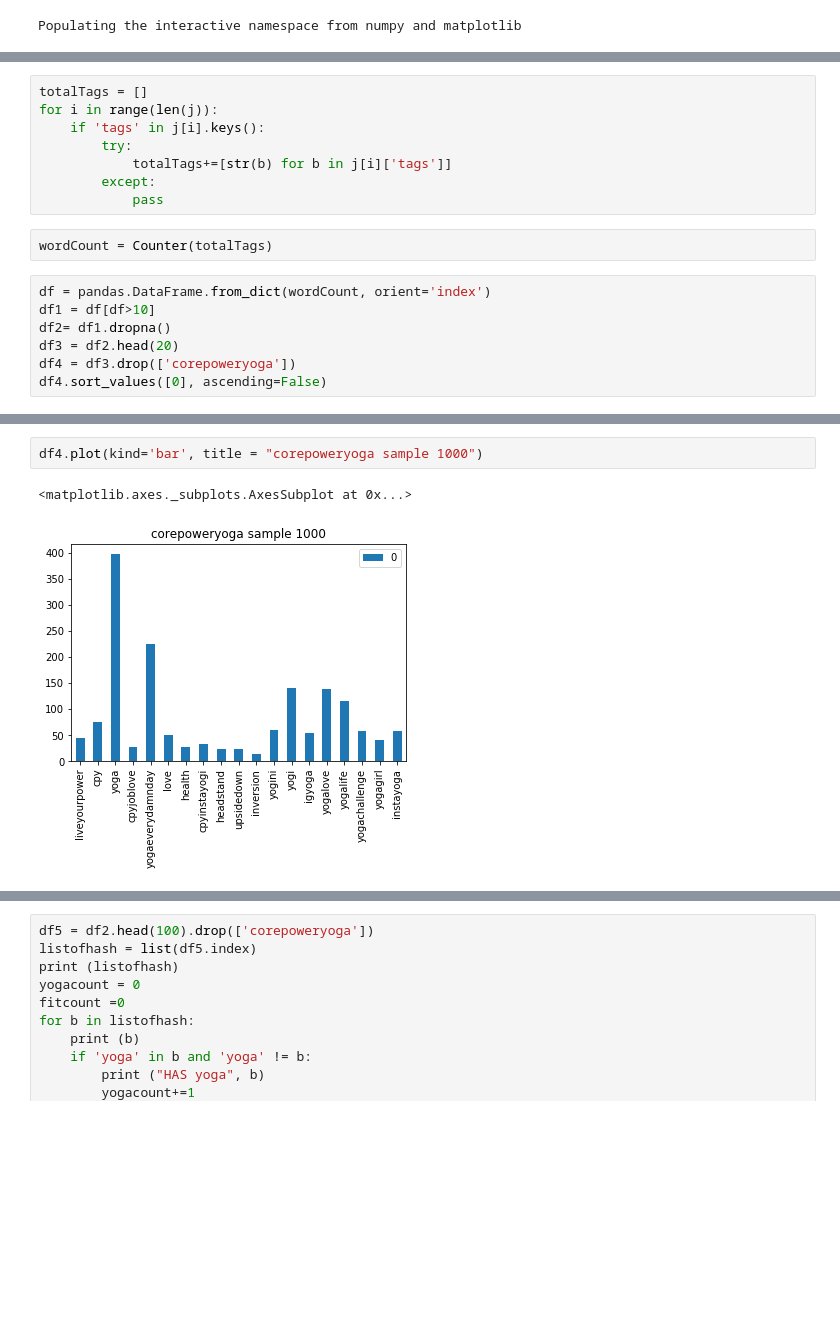
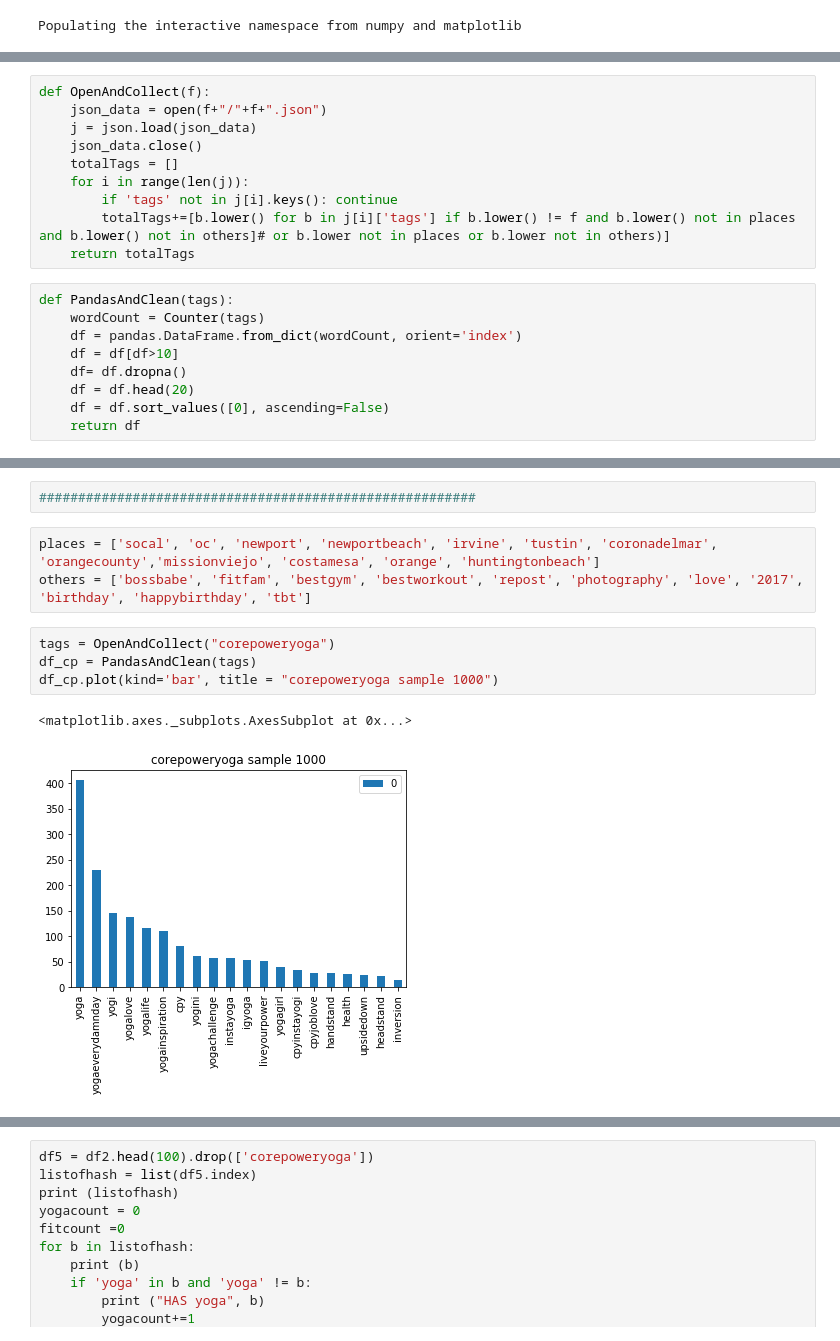
Before and after one commit to mfrate28/Insight, a Jupyter notebook: VisualizingTopHashtags.ipynb, the cells around one changed output, grey strips where cells are left out. Saved outputs shown, nothing was run; the diff lists cells and outputs as text; blank space fills up the shorter version.

Commit message:
cleaned up a lot

```diff
--- a/VisualizingTopHashtags.ipynb
+++ b/VisualizingTopHashtags.ipynb
@@ -13,17 +10,19 @@ json_data.close()
-# %%
-totalTags = []
-for i in range(len(j)):
-    if 'tags' in j[i].keys():
-        try:
-            totalTags+=[str(b) for b in j[i]['tags']]
-        except:
-            pass
-# %%
-wordCount = Counter(totalTags)
+# %%
+def OpenAndCollect(f):
+    json_data = open(f+"/"+f+".json")
+    j = json.load(json_data)
+    json_data.close()
+    totalTags = []
+    for i in range(len(j)):
+        if 'tags' not in j[i].keys(): continue
+        totalTags+=[b.lower() for b in j[i]['tags'] if b.lower() != f and b.lower() not in places and b.lower() not in others]# or b.lower not in places or b.lower not in others)]
+    return totalTags
 # %%
-df = pandas.DataFrame.from_dict(wordCount, orient='index')
-df1 = df[df>10]
-df2= df1.dropna()
-df3 = df2.head(20)
-df4 = df3.drop(['corepoweryoga'])
-df4.sort_values([0], ascending=False)
+def PandasAndClean(tags):
+    wordCount = Counter(tags)
+    df = pandas.DataFrame.from_dict(wordCount, orient='index')
+    df = df[df>10]
+    df= df.dropna()
+    df = df.head(20)
+    df = df.sort_values([0], ascending=False)
+    return df
@@ -48,5 +29,12 @@ df4.sort_values([0], ascending=False)
+# %%
+########################################################
+# %%
+places = ['socal', 'oc', 'newport', 'newportbeach', 'irvine', 'tustin', 'coronadelmar', 'orangecounty','missionviejo', 'costamesa', 'orange', 'huntingtonbeach']
+others = ['bossbabe', 'fitfam', 'bestgym', 'bestworkout', 'repost', 'photography', 'love', '2017', 'birthday', 'happybirthday', 'tbt']
 # %%
-df4.plot(kind='bar', title = "corepoweryoga sample 1000")
+tags = OpenAndCollect("corepoweryoga")
+df_cp = PandasAndClean(tags)
+df_cp.plot(kind='bar', title = "corepoweryoga sample 1000")
 # %% [output]
 <matplotlib.axes._subplots.AxesSubplot at 0x...>
-[figure, old version]
+[figure, new version]
```
Also changed, not shown: parts of 63 cells of this notebook.
